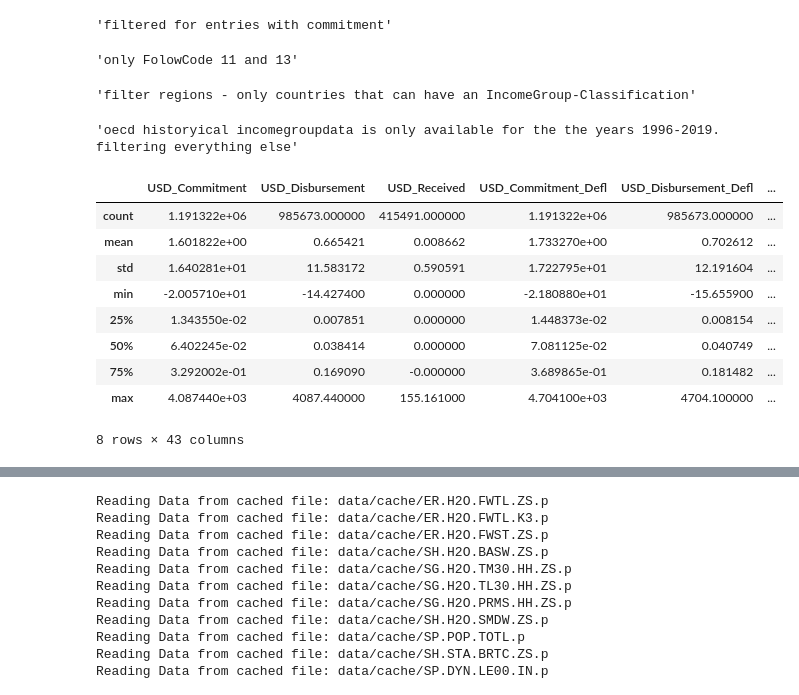
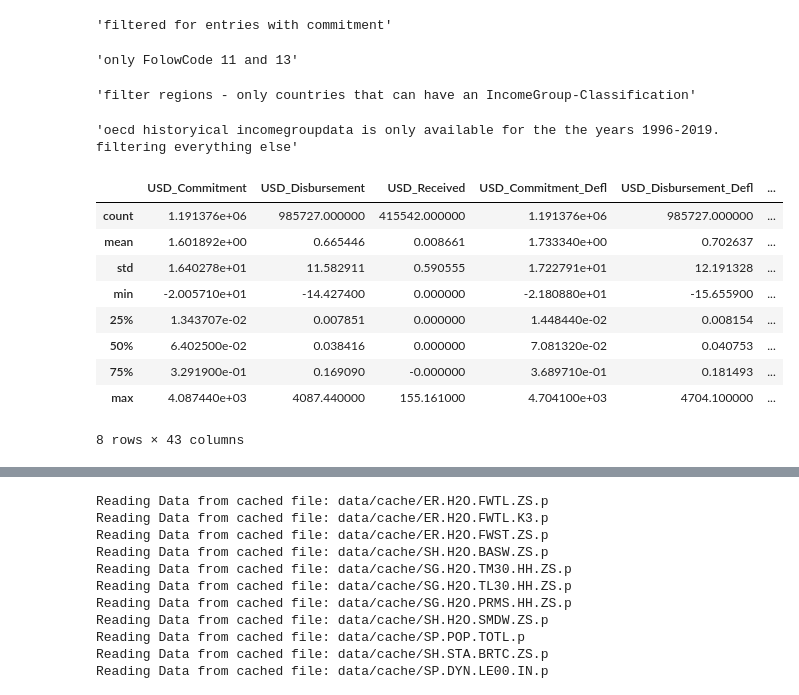
Before and after one commit to die-tageszeitung/water-data, a Jupyter notebook: ipynb_notebooks/06. dataprofile for countries.ipynb, the cells around one changed output, grey strips where cells are left out. Cells and saved outputs as stored; diff of their text form; code cells hidden in the pictures.

```diff
--- a/ipynb_notebooks/06. dataprofile for countries.ipynb
+++ b/ipynb_notebooks/06. dataprofile for countries.ipynb
@@ -107,40 +107,40 @@ display("filtered for entries with commitment")
 
 df = df[df['FlowCode'].isin(['13','11'])]
 
 display("only FolowCode 11 and 13")
 
 #display(df.describe())
 
 df = df[df['RecipientCode'].isin(codemapping)]
 display("filter regions - only countries that can have an IncomeGroup-Classification")
 
 #display(df.describe())
 
 
 df = df[df['CommitmentDate'] > datetime(year=1995,month=12,day=31)]
-df = df[df['CommitmentDate'] < datetime(year=2019,month=1,day=1)]
+df = df[df['CommitmentDate'] < datetime(year=2020,month=1,day=1)]
 
 display("oecd historyical incomegroupdata is only available for the the years 1996-2019. filtering everything else")
 
 display(df.describe())
 
 # reduce to relevant features
 df = extract_features(df,features=default_features)
 
 # free the memory
 del oecddf
 # %% [output]
 'filtered for entries with commitment'
 'only FolowCode 11 and 13'
 'filter regions - only countries that can have an IncomeGroup-Classification'
 'oecd historyical incomegroupdata is only available for the the years 1996-2019. filtering everything else'
 |  | USD_Commitment | USD_Disbursement | USD_Received | USD_Commitment_Defl | USD_Disbursement_Defl | ... |
-| count | 1.191322e+06 | 985673.000000 | 415491.000000 | 1.191322e+06 | 985673.000000 | ... |
-| mean | 1.601822e+00 | 0.665421 | 0.008662 | 1.733270e+00 | 0.702612 | ... |
-| std | 1.640281e+01 | 11.583172 | 0.590591 | 1.722795e+01 | 12.191604 | ... |
+| count | 1.191376e+06 | 985727.000000 | 415542.000000 | 1.191376e+06 | 985727.000000 | ... |
+| mean | 1.601892e+00 | 0.665446 | 0.008661 | 1.733340e+00 | 0.702637 | ... |
+| std | 1.640278e+01 | 11.582911 | 0.590555 | 1.722791e+01 | 12.191328 | ... |
 | min | -2.005710e+01 | -14.427400 | 0.000000 | -2.180880e+01 | -15.655900 | ... |
-| 25% | 1.343550e-02 | 0.007851 | 0.000000 | 1.448373e-02 | 0.008154 | ... |
-| 50% | 6.402245e-02 | 0.038414 | 0.000000 | 7.081125e-02 | 0.040749 | ... |
-| 75% | 3.292002e-01 | 0.169090 | -0.000000 | 3.689865e-01 | 0.181482 | ... |
+| 25% | 1.343707e-02 | 0.007851 | 0.000000 | 1.448440e-02 | 0.008154 | ... |
+| 50% | 6.402500e-02 | 0.038416 | 0.000000 | 7.081320e-02 | 0.040753 | ... |
+| 75% | 3.291900e-01 | 0.169090 | -0.000000 | 3.689710e-01 | 0.181493 | ... |
 | max | 4.087440e+03 | 4087.440000 | 155.161000 | 4.704100e+03 | 4704.100000 | ... |
 8 rows × 43 columns
```
Also changed, not shown: parts of 7 cells of this notebook, 6 other files.
